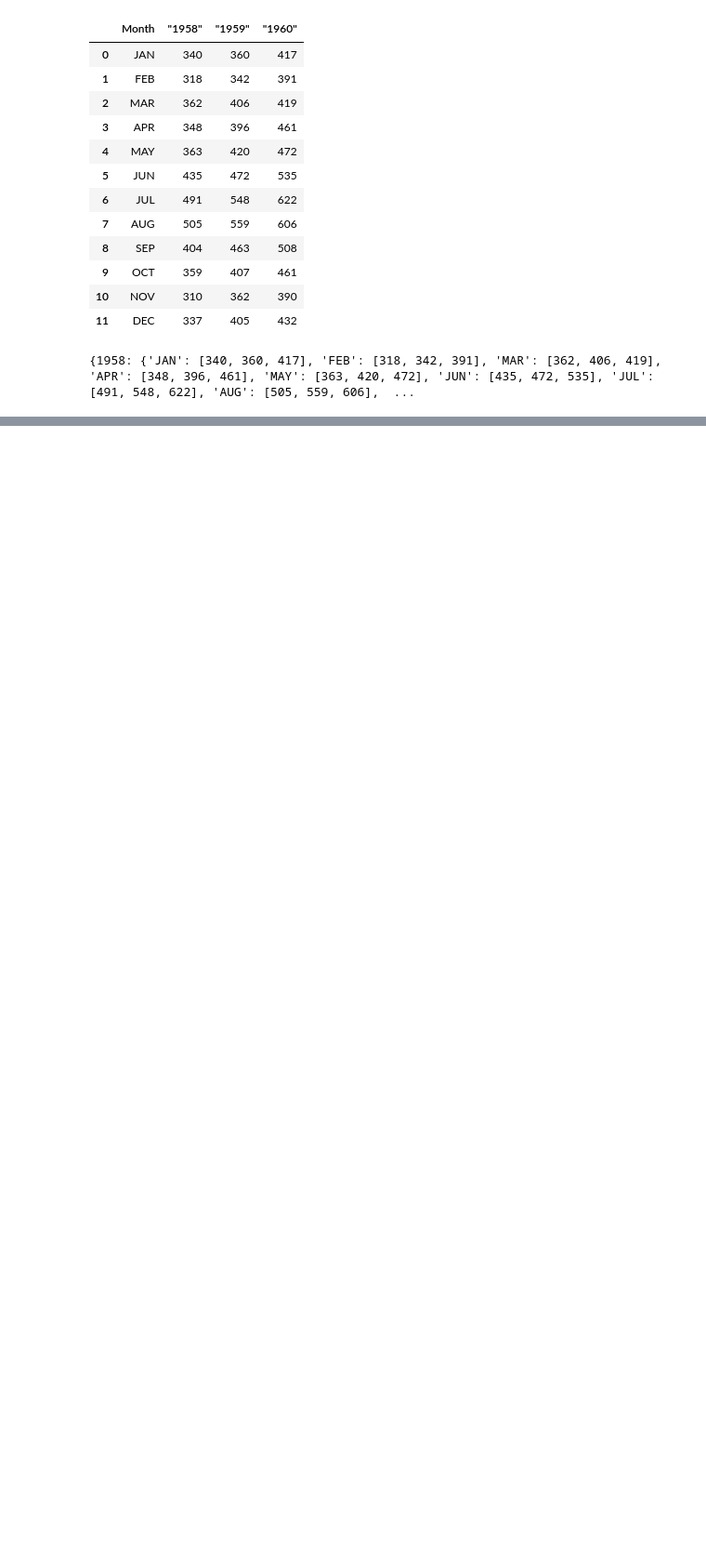
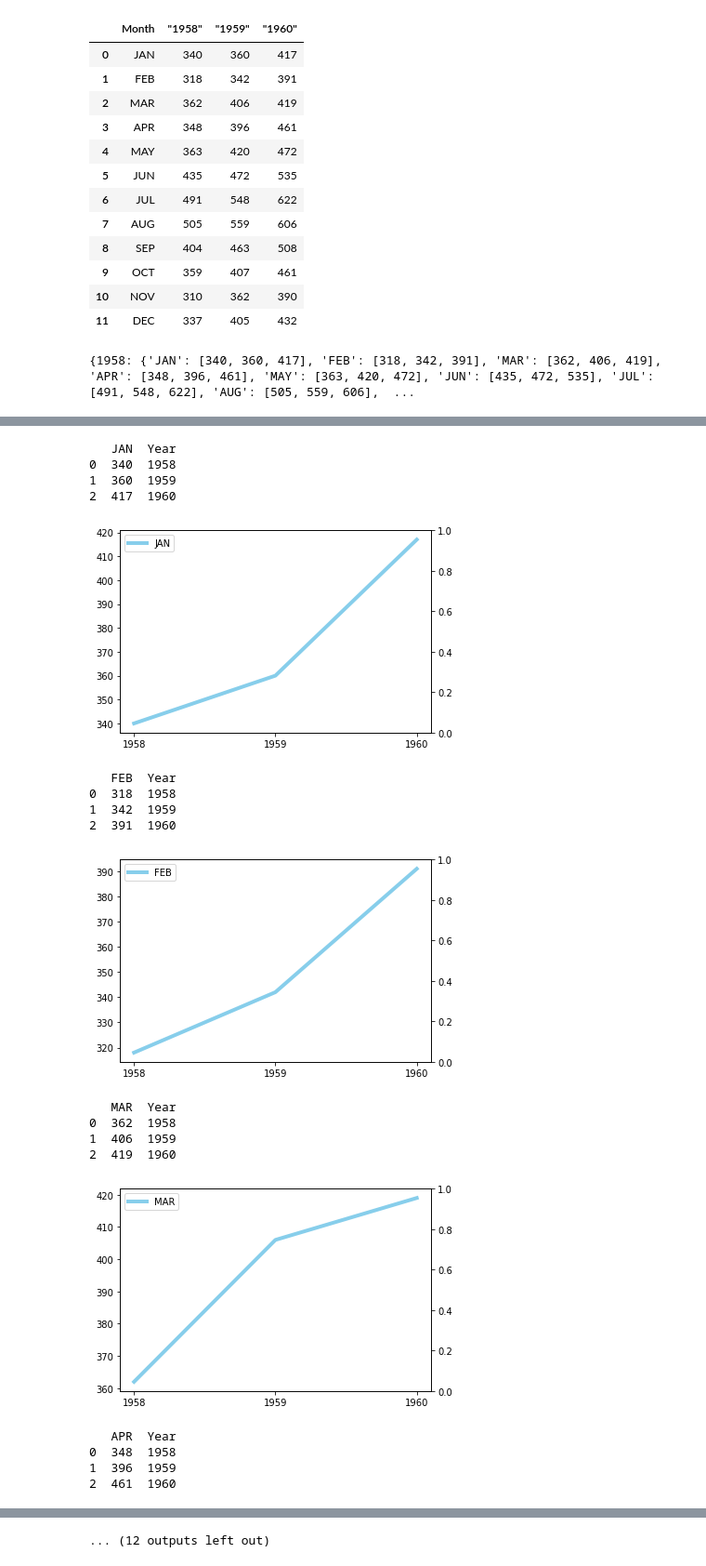
Before and after one commit to eajose/matplot-pos, a Jupyter notebook: notebooks/airtravel.ipynb, the cells around one changed output, grey strips where cells are left out. Shown: that part at 93% size. Saved outputs shown, nothing was run; the diff lists cells and outputs as text; code cells hidden in the pictures; blank space fills up the shorter version.

```diff
--- a/notebooks/airtravel.ipynb
+++ b/notebooks/airtravel.ipynb
@@ -65,0 +98,30 @@ plt.show()
+# %%
+# Cria gráfico de linha para todos os mêses
+
+for index, month in enumerate(labels):
+    df=pd.DataFrame({month: y[index], 'Year': [str(l) for l in legend] })
+    print(df)
+    plt.plot('Year', f'{month}', data=df, markerfacecolor='blue', markersize=12, color='skyblue', linewidth=4)
+    plt.legend()
+    plt.twinx() # Compartilha o eixo x
+    plt.show()
+# %% [output]
+   JAN  Year
+0  340  1958
+1  360  1959
+2  417  1960
+[figure, added]
+   FEB  Year
+0  318  1958
+1  342  1959
+2  391  1960
+[figure, added]
+   MAR  Year
+0  362  1958
+1  406  1959
+2  419  1960
+[figure, added]
+   APR  Year
+0  348  1958
+1  396  1959
+2  461  1960
@@ -65,0 +139 @@ plt.show()
+... (12 outputs left out)
```
Also changed, not shown: parts of 8 cells of this notebook.
